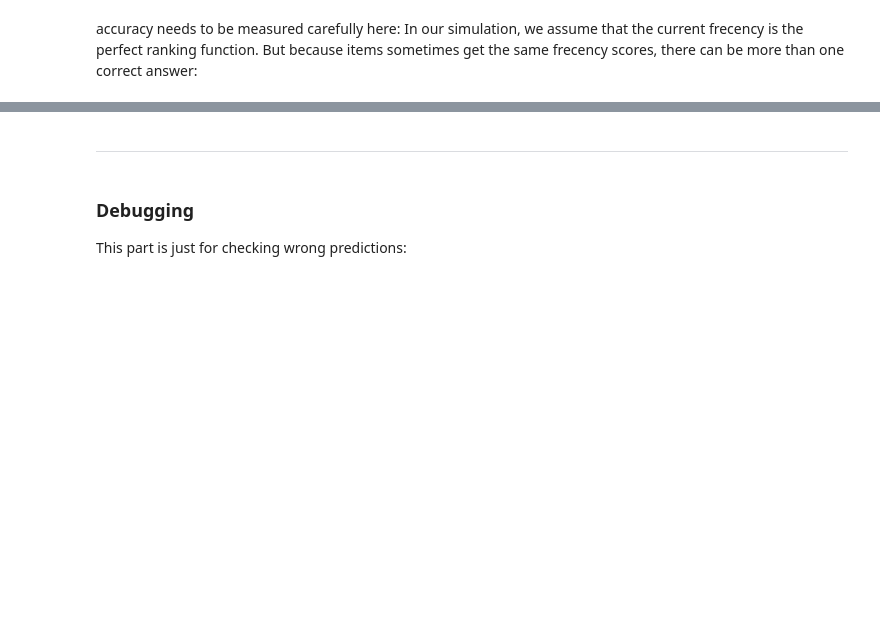
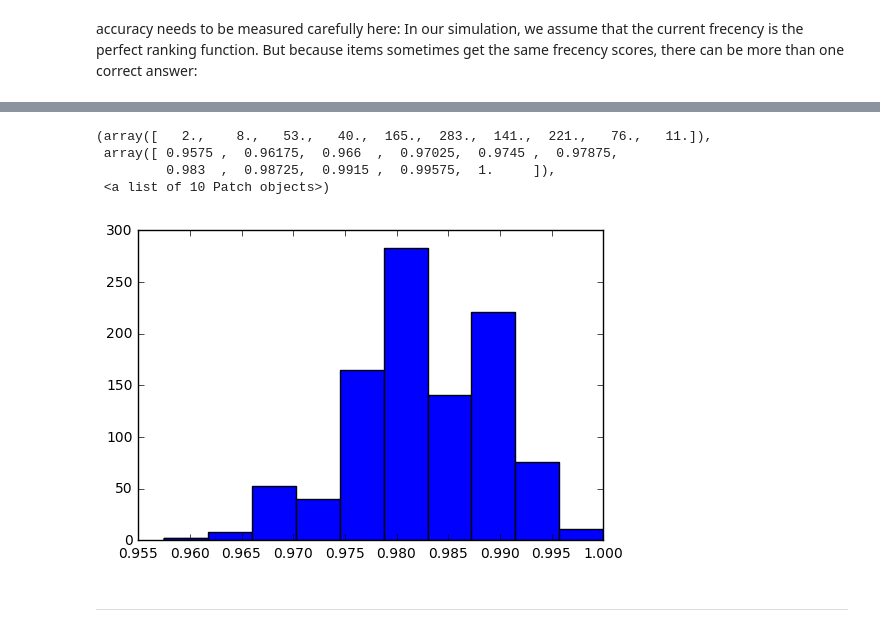
Before and after one commit to florian/federated-learning, a Jupyter notebook: Federated-Learning.ipynb, the cells around one changed output, grey strips where cells are left out. Saved outputs shown, nothing was run; the diff lists cells and outputs as text; code cells hidden in the pictures; blank space fills up the shorter version.

Commit message:
Use a full ranking model with simple federated learning

```diff
--- a/Federated-Learning.ipynb
+++ b/Federated-Learning.ipynb
@@ -330,3 +266,21 @@ zip(frecency_points[ais], model.W[ais])
+# %%
+class ModelCheckpoint:
+    def __init__(self, metric_fn, num_sampled=10000):
+        self.best_model = None
+        self.best_metric = -np.inf
+        self.metric_fn = metric_fn
+        self.num_sampled = num_sampled
+
+    def __call__(self, model):
+        X_val, y_val = sample_suggestions(self.num_sampled)
+        metric = self.metric_fn(y_val, model.predict(X_val))
+
+        if metric > self.best_metric:
+            self.best_metric = metric
+            self.best_model = model
+            print("[ModelCheckpoint] New best model with %.5f validation accuracy" % metric)
+        else:
+            print("validation: %.3f accuracy" % metric)
 # %% [markdown]
 accuracy needs to be measured carefully here: In our simulation, we assume that the current frecency is the perfect ranking function. But because items sometimes get the same frecency scores, there can be more than one correct answer:
 # %%
@@ -342,0 +340,6 @@ This number tells us how often our model predicted the correct answer:
+# %%
+model = SVMRanking(delta=0.)
+model.fit(data_generator=sample_suggestions,
+          optimizer=GradientDescent(30.),
+          num_iterations=48,
+          callbacks=[ModelCheckpoint(rank_accuracy)])
@@ -343,3 +387,4 @@ This number tells us how often our model predicted the correct answer:
 # %%
+X, y = sample_suggestions(10000)
 rank_accuracy(y, model.predict(X))
 # %% [output]
@@ -347,6 +398,17 @@ rank_accuracy(y, model.predict(X))
+# %%
+accuracies = []
+
+for i in range(1000):
+    X, y = sample_suggestions(400)
+    acc = rank_accuracy(y, model.predict(X))
+    accuracies.append(acc)
+# %%
+plt.hist(sorted(accuracies))
+# %% [output]
+(array([   2.,    8.,   53.,   40.,  165.,  283.,  141.,  221.,   76.,   11.]),
+ array([ 0.9575 ,  0.96175,  0.966  ,  0.97025,  0.9745 ,  0.97875,
+         0.983  ,  0.98725,  0.9915 ,  0.99575,  1.     ]),
+ <a list of 10 Patch objects>)
+[figure, added]
 # %% [markdown]
 ---
-# %% [markdown]
-### Debugging
-
-This part is just for checking wrong predictions:
```
Also changed, not shown: parts of 51 cells of this notebook.
